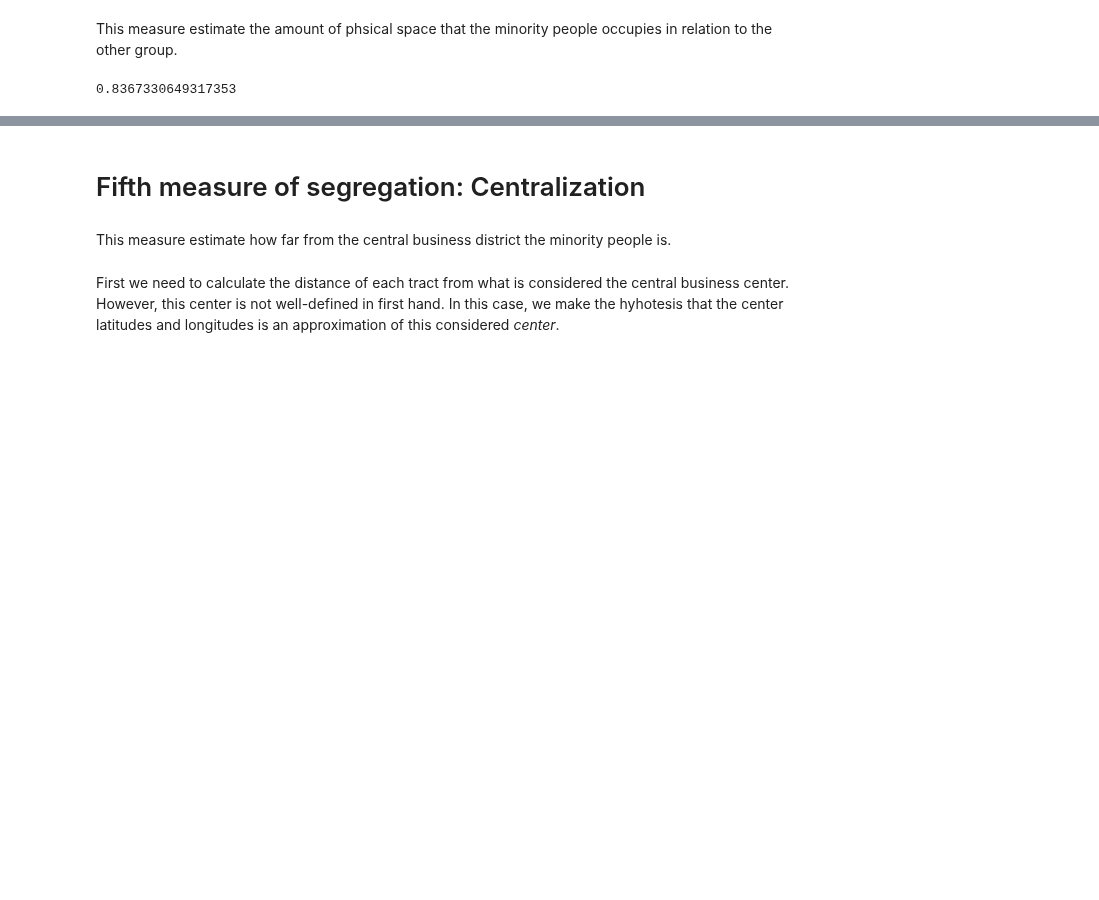
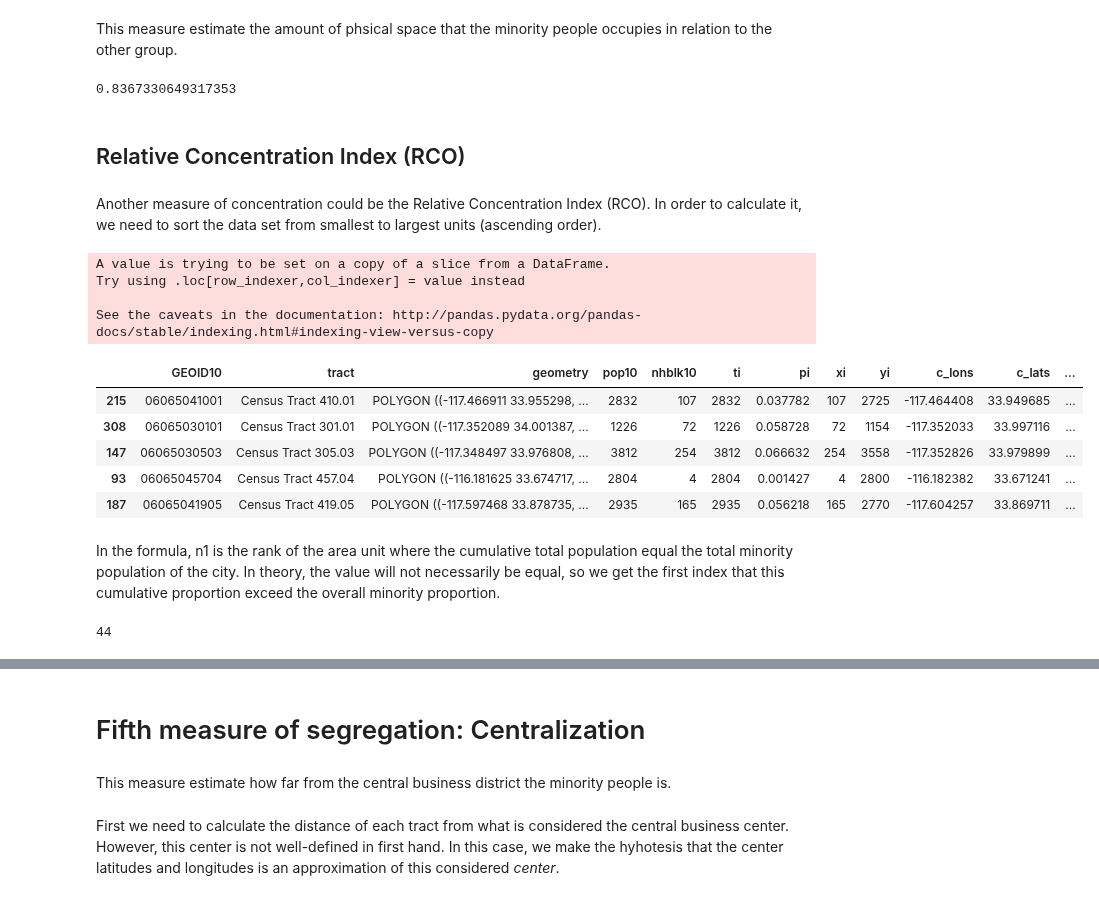
Before and after one commit to pysal/segregation, a Jupyter notebook: notebooks/Segregation_Index_Construction.ipynb, the cells around one changed output, grey strips where cells are left out. Saved outputs shown, nothing was run; the diff lists cells and outputs as text; code cells hidden in the pictures; blank space fills up the shorter version.

```diff
--- a/notebooks/Segregation_Index_Construction.ipynb
+++ b/notebooks/Segregation_Index_Construction.ipynb
@@ -233,3 +234,30 @@ DEL = 1/2 * abs(df_mp.xi / X - df_mp.area / A).sum()
 DEL
 # %% [output]
 0.8367330649317353
+# %% [markdown]
+## Relative Concentration Index (RCO)
+# %% [markdown]
+Another measure of concentration could be the Relative Concentration Index (RCO). In order to calculate it, we need to sort the data set from smallest to largest units (ascending order).
+# %%
+df_mp_sort_area = df_mp
+df_mp_sort_area['area'] = df_mp_sort_area.area
+df_mp_sort_area_asc = df_mp_sort_area.sort_values('area')
+df_mp_sort_area_asc.head()
+# %% [output]
+A value is trying to be set on a copy of a slice from a DataFrame.
+Try using .loc[row_indexer,col_indexer] = value instead
+
+See the caveats in the documentation: http://pandas.pydata.org/pandas-docs/stable/indexing.html#indexing-view-versus-copy
+|  | GEOID10 | tract | geometry | pop10 | nhblk10 | ti | pi | xi | yi | c_lons | c_lats | ... |
+| 215 | 06065041001 | Census Tract 410.01 | POLYGON ((-117.466911 33.955298, ... | 2832 | 107 | 2832 | 0.037782 | 107 | 2725 | -117.464408 | 33.949685 | ... |
+| 308 | 06065030101 | Census Tract 301.01 | POLYGON ((-117.352089 34.001387, ... | 1226 | 72 | 1226 | 0.058728 | 72 | 1154 | -117.352033 | 33.997116 | ... |
+| 147 | 06065030503 | Census Tract 305.03 | POLYGON ((-117.348497 33.976808, ... | 3812 | 254 | 3812 | 0.066632 | 254 | 3558 | -117.352826 | 33.979899 | ... |
+| 93 | 06065045704 | Census Tract 457.04 | POLYGON ((-116.181625 33.674717, ... | 2804 | 4 | 2804 | 0.001427 | 4 | 2800 | -116.182382 | 33.671241 | ... |
+| 187 | 06065041905 | Census Tract 419.05 | POLYGON ((-117.597468 33.878735, ... | 2935 | 165 | 2935 | 0.056218 | 165 | 2770 | -117.604257 | 33.869711 | ... |
+# %% [markdown]
+In the formula, n1 is the rank of the area unit where the cumulative total population equal the total minority population of the city. In theory, the value will not necessarily be equal, so we get the first index that this cumulative proportion exceed the overall minority proportion.
+# %%
+n1 = np.where(((np.cumsum(df_mp_sort_area_asc.ti) / T) < X/T) == False)[0][0]
+n1
+# %% [output]
+44
```
Also changed, not shown: parts of 11 cells of this notebook.
